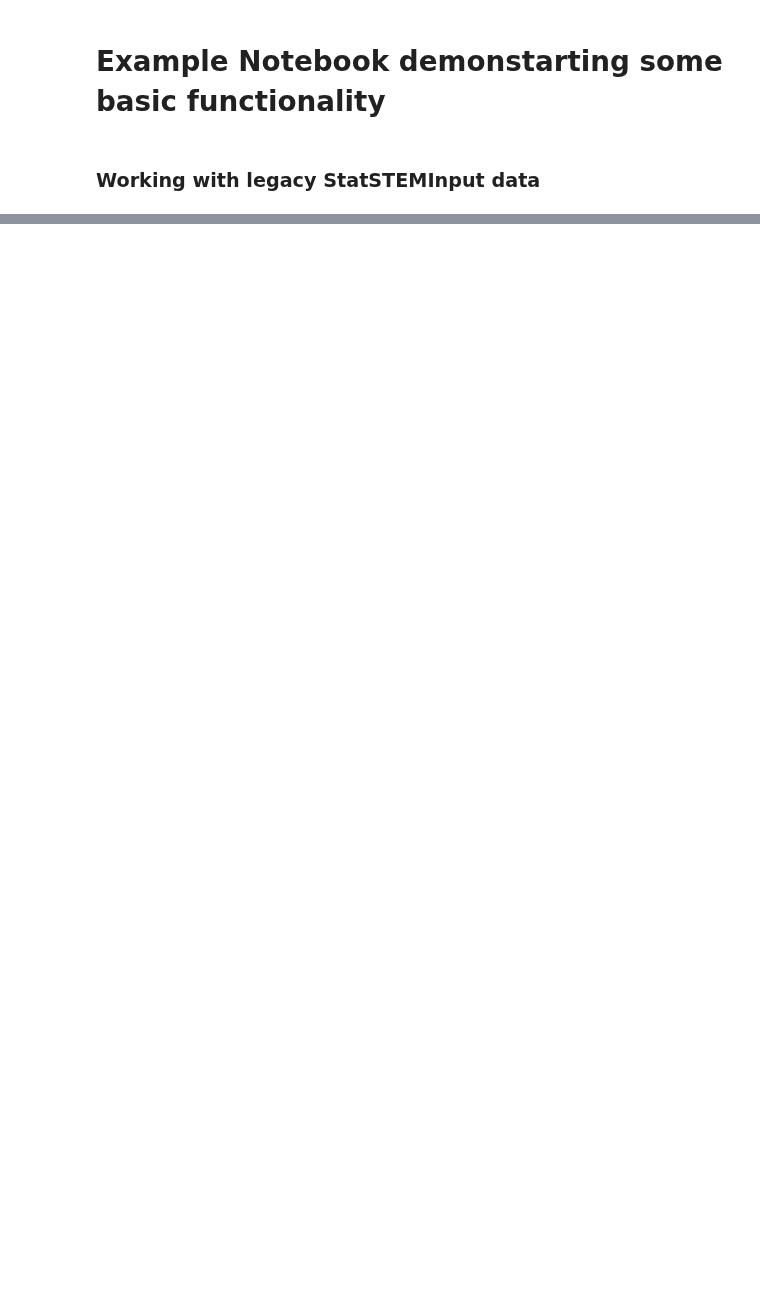
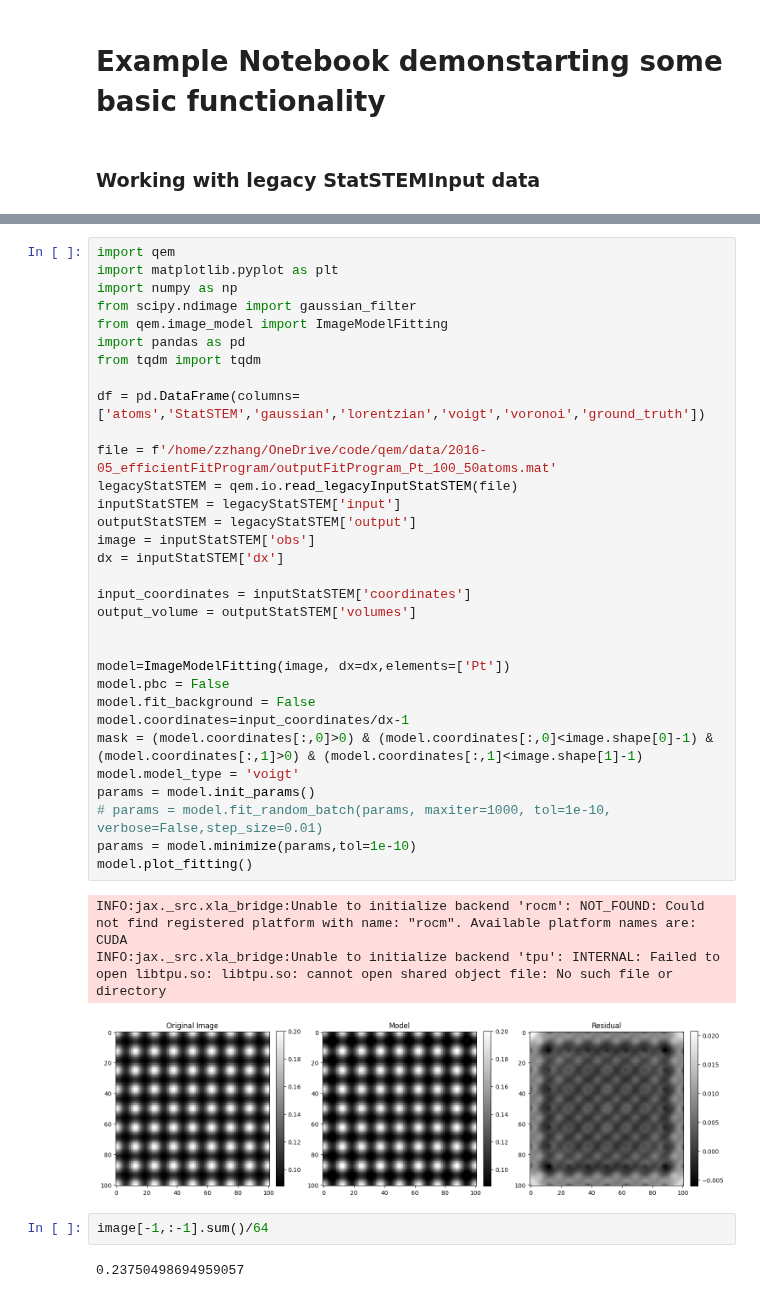
Before and after one commit to zezhong-zhang/qem, a Jupyter notebook: examples/CRLB.ipynb, the cells around one changed output, grey strips where cells are left out. Saved outputs shown, nothing was run; the diff lists cells and outputs as text; blank space fills up the shorter version.

```diff
--- a/examples/CRLB.ipynb
+++ b/examples/CRLB.ipynb
@@ -4,0 +56,40 @@
+# %%
+import qem
+import matplotlib.pyplot as plt
+import numpy as np
+from scipy.ndimage import gaussian_filter
+from qem.image_model import ImageModelFitting
+import pandas as pd
+from tqdm import tqdm
+
+df = pd.DataFrame(columns=['atoms','StatSTEM','gaussian','lorentzian','voigt','voronoi','ground_truth'])
+
+file = f'/home/zzhang/OneDrive/code/qem/data/2016-05_efficientFitProgram/outputFitProgram_Pt_100_50atoms.mat'
+legacyStatSTEM = qem.io.read_legacyInputStatSTEM(file)
+inputStatSTEM = legacyStatSTEM['input']
+outputStatSTEM = legacyStatSTEM['output']
+image = inputStatSTEM['obs']
+dx = inputStatSTEM['dx']
+
+input_coordinates = inputStatSTEM['coordinates']
+output_volume = outputStatSTEM['volumes']
+
+
+model=ImageModelFitting(image, dx=dx,elements=['Pt'])
+model.pbc = False
+model.fit_background = False
+model.coordinates=input_coordinates/dx-1
+mask = (model.coordinates[:,0]>0) & (model.coordinates[:,0]<image.shape[0]-1) & (model.coordinates[:,1]>0) & (model.coordinates[:,1]<image.shape[1]-1)
+model.model_type = 'voigt'
+params = model.init_params()
+# params = model.fit_random_batch(params, maxiter=1000, tol=1e-10, verbose=False,step_size=0.01)
+params = model.minimize(params,tol=1e-10)
+model.plot_fitting()
+# %% [output]
+INFO:jax._src.xla_bridge:Unable to initialize backend 'rocm': NOT_FOUND: Could not find registered platform with name: "rocm". Available platform names are: CUDA
+INFO:jax._src.xla_bridge:Unable to initialize backend 'tpu': INTERNAL: Failed to open libtpu.so: libtpu.so: cannot open shared object file: No such file or directory
+[figure, added]
+# %%
+image[-1,:-1].sum()/64
+# %% [output]
+0.23750498694959057
```
Also changed, not shown: parts of 29 cells of this notebook, 2 other files.
